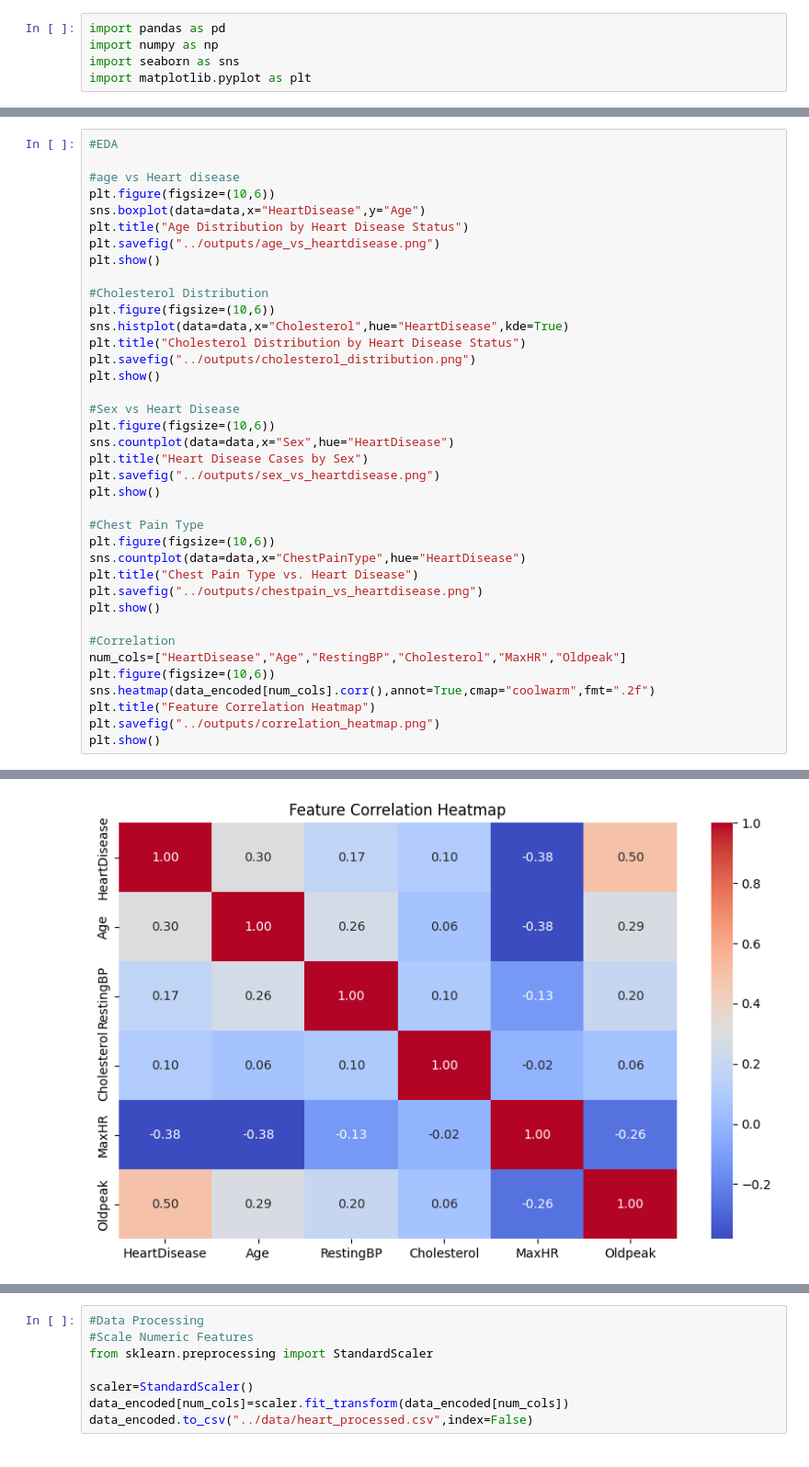
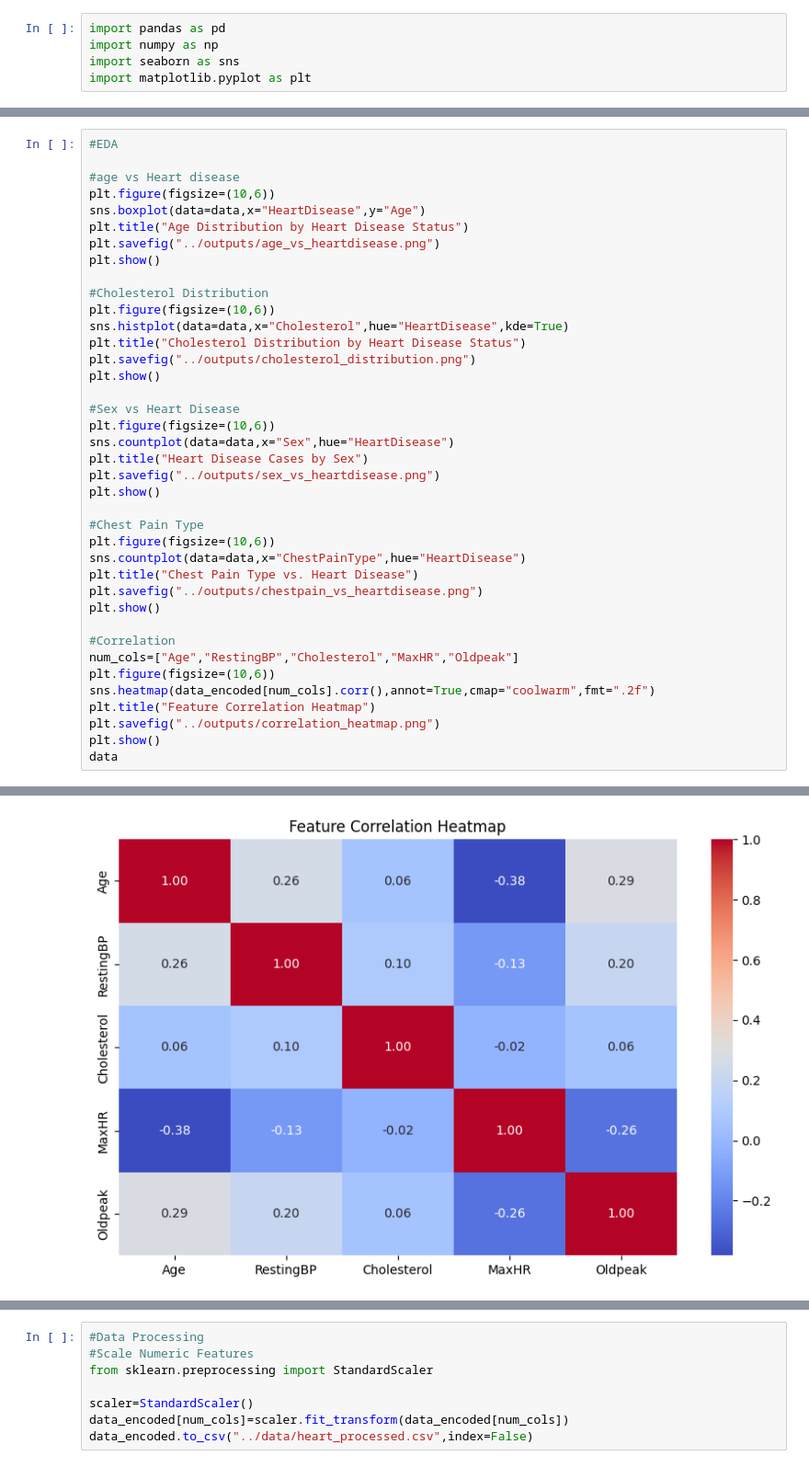
Before and after one commit to Anisbk00/Heart-DISEASE-PREDICTION-SYSTEM, a Jupyter notebook: notebooks/1_eda.ipynb, the cells around one changed output, grey strips where cells are left out. Shown at 92% size. Saved outputs shown, nothing was run; the diff lists cells and outputs as text.

```diff
--- a/notebooks/1_eda.ipynb
+++ b/notebooks/1_eda.ipynb
@@ -46,32 +46,33 @@ plt.figure(figsize=(10,6))
 sns.histplot(data=data,x="Cholesterol",hue="HeartDisease",kde=True)
 plt.title("Cholesterol Distribution by Heart Disease Status")
 plt.savefig("../outputs/cholesterol_distribution.png")
 plt.show()
 
 #Sex vs Heart Disease
 plt.figure(figsize=(10,6))
 sns.countplot(data=data,x="Sex",hue="HeartDisease")
 plt.title("Heart Disease Cases by Sex")
 plt.savefig("../outputs/sex_vs_heartdisease.png")
 plt.show()
 
 #Chest Pain Type
 plt.figure(figsize=(10,6))
 sns.countplot(data=data,x="ChestPainType",hue="HeartDisease")
 plt.title("Chest Pain Type vs. Heart Disease")
 plt.savefig("../outputs/chestpain_vs_heartdisease.png")
 plt.show()
 
 #Correlation
-num_cols=["HeartDisease","Age","RestingBP","Cholesterol","MaxHR","Oldpeak"]
+num_cols=["Age","RestingBP","Cholesterol","MaxHR","Oldpeak"]
 plt.figure(figsize=(10,6))
 sns.heatmap(data_encoded[num_cols].corr(),annot=True,cmap="coolwarm",fmt=".2f")
 plt.title("Feature Correlation Heatmap")
 plt.savefig("../outputs/correlation_heatmap.png")
 plt.show()
+data
 # %% [output]
 [figure]
 [figure]
 [figure]
 [figure]
-[figure, old version]
+[figure, new version]
```
Also changed, not shown: parts of 1 cell of this notebook, 7 other files.
